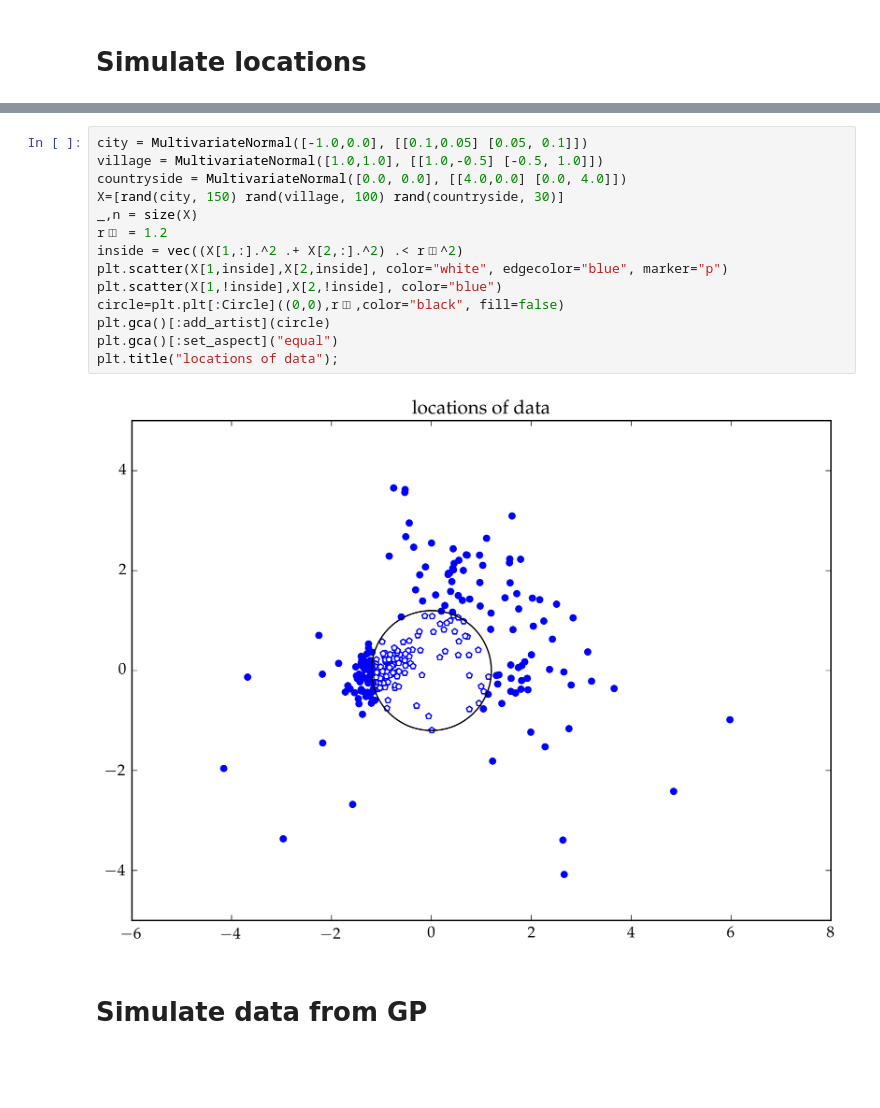
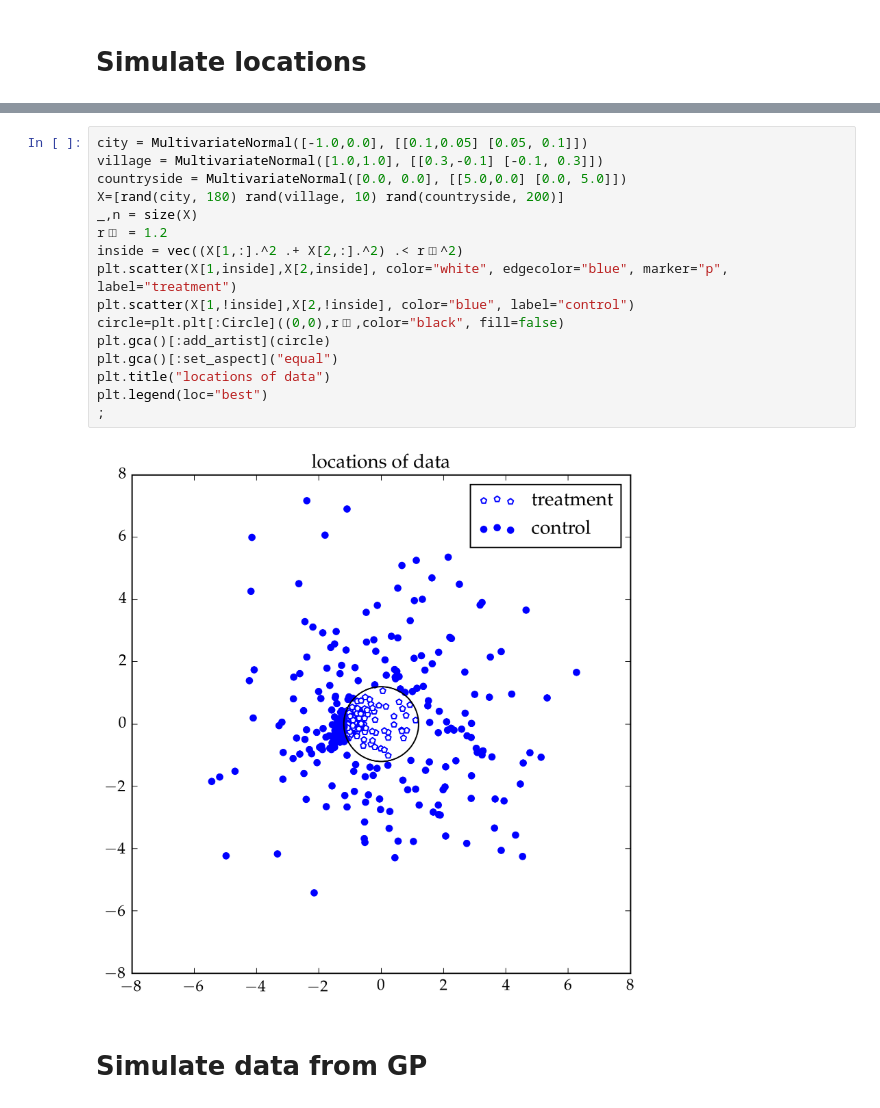
Before and after one commit to gwb/rdd-coverage, a Jupyter notebook: Maxime/Spatial2GPEstimators.ipynb, the cells around one changed output, grey strips where cells are left out. Saved outputs shown, nothing was run; the diff lists cells and outputs as text; blank space fills up the shorter version.

```diff
--- a/Maxime/Spatial2GPEstimators.ipynb
+++ b/Maxime/Spatial2GPEstimators.ipynb
@@ -56,19 +58,21 @@ plt.rc("font", serif="Palatino")
 # %%
 city = MultivariateNormal([-1.0,0.0], [[0.1,0.05] [0.05, 0.1]])
-village = MultivariateNormal([1.0,1.0], [[1.0,-0.5] [-0.5, 1.0]])
-countryside = MultivariateNormal([0.0, 0.0], [[4.0,0.0] [0.0, 4.0]])
-X=[rand(city, 150) rand(village, 100) rand(countryside, 30)]
+village = MultivariateNormal([1.0,1.0], [[0.3,-0.1] [-0.1, 0.3]])
+countryside = MultivariateNormal([0.0, 0.0], [[5.0,0.0] [0.0, 5.0]])
+X=[rand(city, 180) rand(village, 10) rand(countryside, 200)]
 _,n = size(X)
 r◫ = 1.2
 inside = vec((X[1,:].^2 .+ X[2,:].^2) .< r◫^2)
-plt.scatter(X[1,inside],X[2,inside], color="white", edgecolor="blue", marker="p")
-plt.scatter(X[1,!inside],X[2,!inside], color="blue")
+plt.scatter(X[1,inside],X[2,inside], color="white", edgecolor="blue", marker="p", label="treatment")
+plt.scatter(X[1,!inside],X[2,!inside], color="blue", label="control")
 circle=plt.plt[:Circle]((0,0),r◫,color="black", fill=false)
 plt.gca()[:add_artist](circle)
 plt.gca()[:set_aspect]("equal")
-plt.title("locations of data");
+plt.title("locations of data")
+plt.legend(loc="best")
+;
 # %% [output]
-[figure, old version]
+[figure, new version]
 # %% [markdown]
 # Simulate data from GP
 # %%
```
Also changed, not shown: parts of 30 cells of this notebook.
